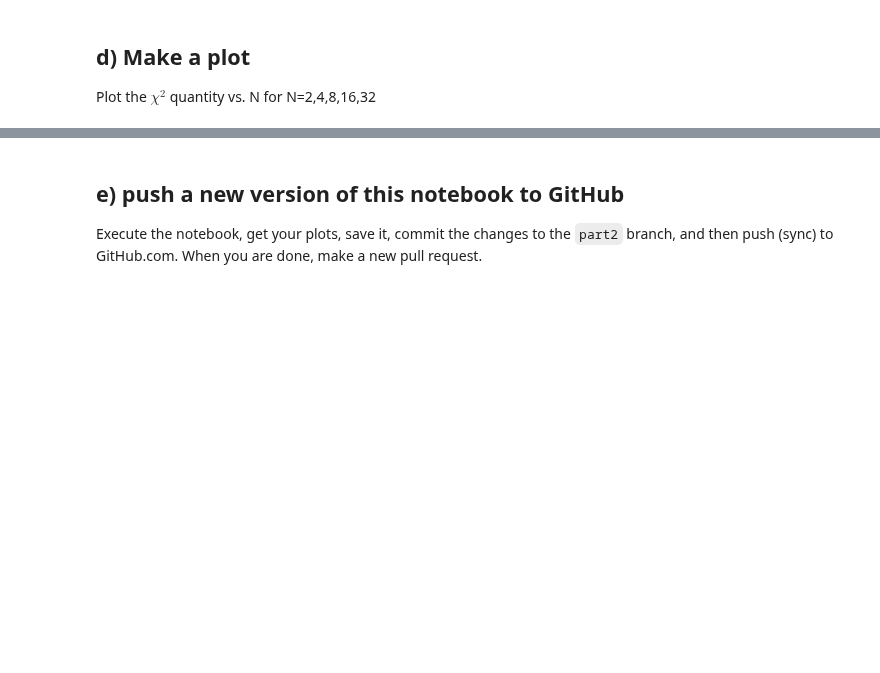
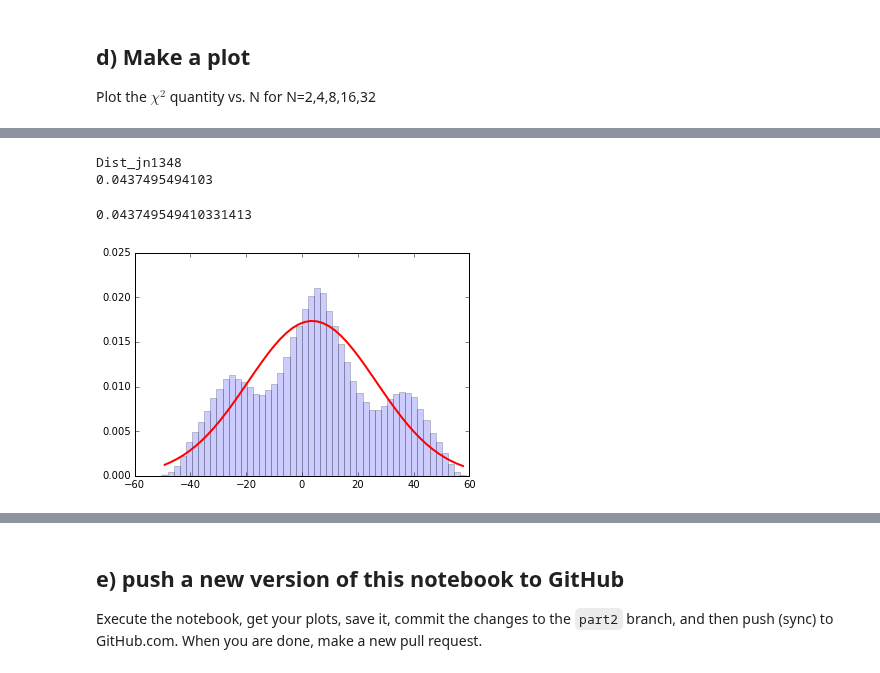
Before and after one commit to cranmer/intro-exp-phys-II, a Jupyter notebook: Central-Limit-Theorem.ipynb, the cells around one changed output, grey strips where cells are left out. Saved outputs shown, nothing was run; the diff lists cells and outputs as text; code cells hidden in the pictures; blank space fills up the shorter version.

```diff
--- a/Central-Limit-Theorem.ipynb
+++ b/Central-Limit-Theorem.ipynb
@@ -252,0 +423,7 @@ Plot the $\chi^2$ quantity vs. N for N=2,4,8,16,32
+# %%
+do_random_convolution_with_chi2(ok_distributions_list,8)
+# %% [output]
+Dist_jn1348
+0.0437495494103
+0.043749549410331413
+[figure, added]
```
Also changed, not shown: parts of 23 cells of this notebook.
